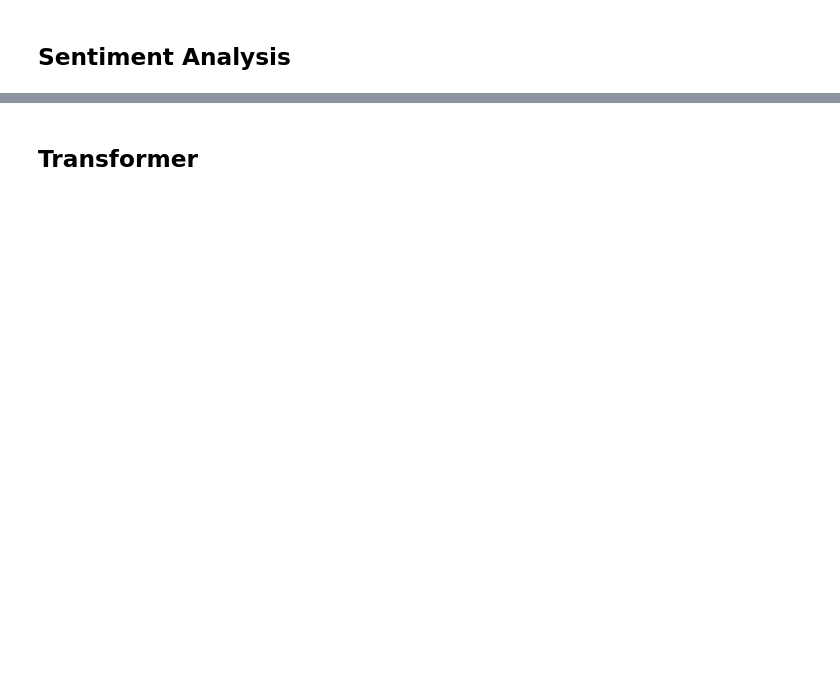
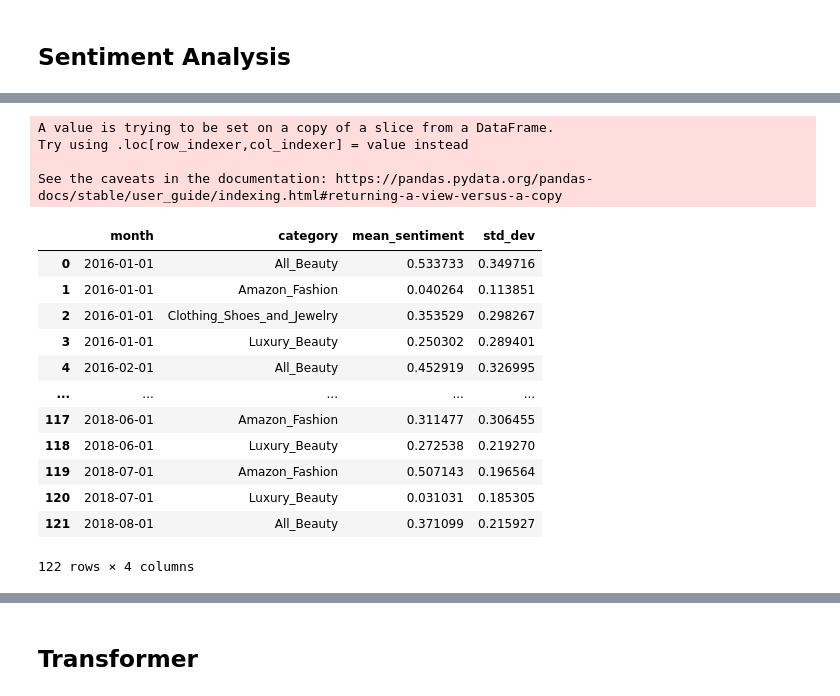
Before and after one commit to lebe1/text-oriented-data-science-project, a Jupyter notebook: Data_Exploration_Sentemint.ipynb, the cells around one changed output, grey strips where cells are left out. Saved outputs shown, nothing was run; the diff lists cells and outputs as text; code cells hidden in the pictures; blank space fills up the shorter version.

```diff
--- a/Data_Exploration_Sentemint.ipynb
+++ b/Data_Exploration_Sentemint.ipynb
@@ -64,3 +71,32 @@ fig = px.box(df, x="category", y="sentiment_score_text_blob", color="category")
 fig.show()
 # %% [output]
 [interactive output not drawn]
+# %%
+df['reviewTime'] = pd.to_datetime(df['reviewTime'])
+df = df[(df['reviewTime'] >= '2016-01-01') & (df['reviewTime'] <= '2018-12-31')]
+df['month'] = df['reviewTime'].dt.to_period('M').dt.to_timestamp()
+
+summary_stats = df.groupby(['month', 'category']).agg(
+    mean_sentiment=('sentiment_score_text_blob', 'mean'),
+    std_dev=('sentiment_score_text_blob', 'std')
+).reset_index()
+
+summary_stats
+# %% [output]
+A value is trying to be set on a copy of a slice from a DataFrame.
+Try using .loc[row_indexer,col_indexer] = value instead
+
+See the caveats in the documentation: https://pandas.pydata.org/pandas-docs/stable/user_guide/indexing.html#returning-a-view-versus-a-copy
+|  | month | category | mean_sentiment | std_dev |
+| 0 | 2016-01-01 | All_Beauty | 0.533733 | 0.349716 |
+| 1 | 2016-01-01 | Amazon_Fashion | 0.040264 | 0.113851 |
+| 2 | 2016-01-01 | Clothing_Shoes_and_Jewelry | 0.353529 | 0.298267 |
+| 3 | 2016-01-01 | Luxury_Beauty | 0.250302 | 0.289401 |
+| 4 | 2016-02-01 | All_Beauty | 0.452919 | 0.326995 |
+| ... | ... | ... | ... | ... |
+| 117 | 2018-06-01 | Amazon_Fashion | 0.311477 | 0.306455 |
+| 118 | 2018-06-01 | Luxury_Beauty | 0.272538 | 0.219270 |
+| 119 | 2018-07-01 | Amazon_Fashion | 0.507143 | 0.196564 |
+| 120 | 2018-07-01 | Luxury_Beauty | 0.031031 | 0.185305 |
+| 121 | 2018-08-01 | All_Beauty | 0.371099 | 0.215927 |
+122 rows × 4 columns
```
Also changed, not shown: parts of 18 cells of this notebook.
